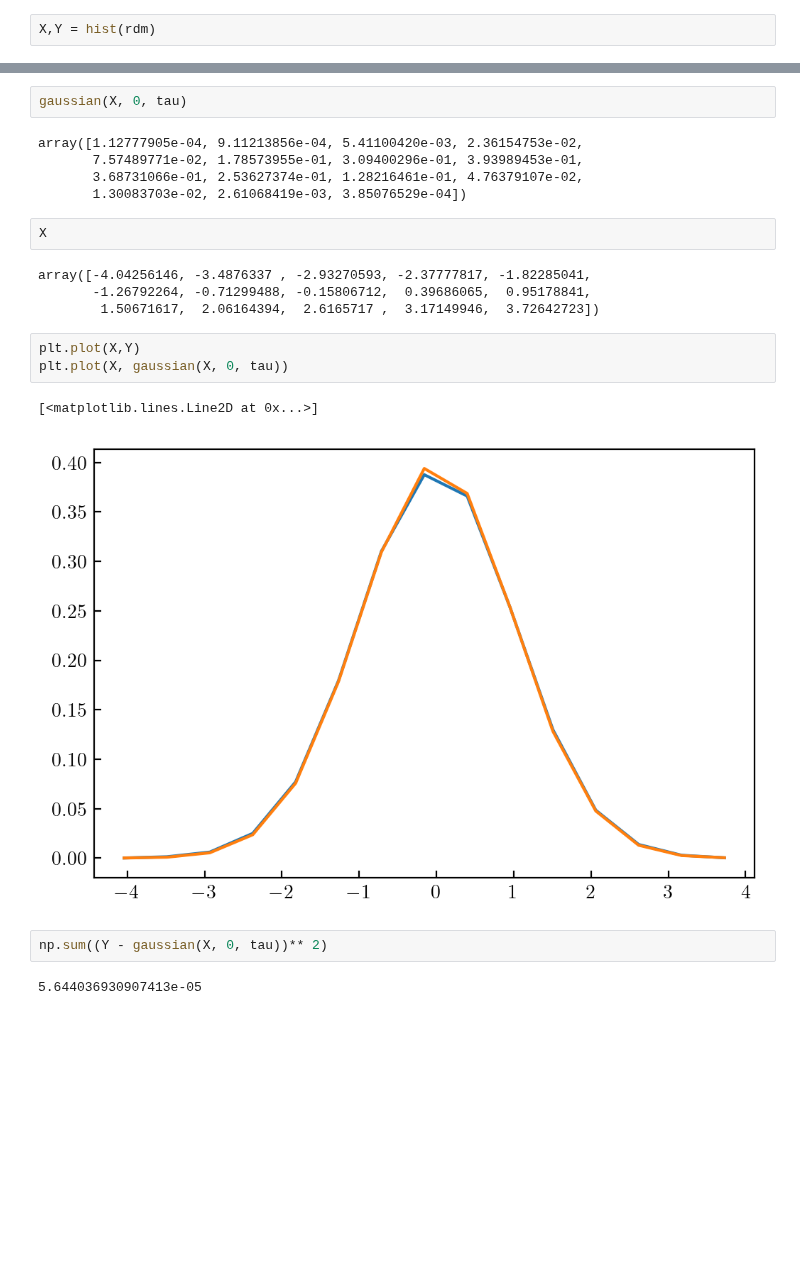
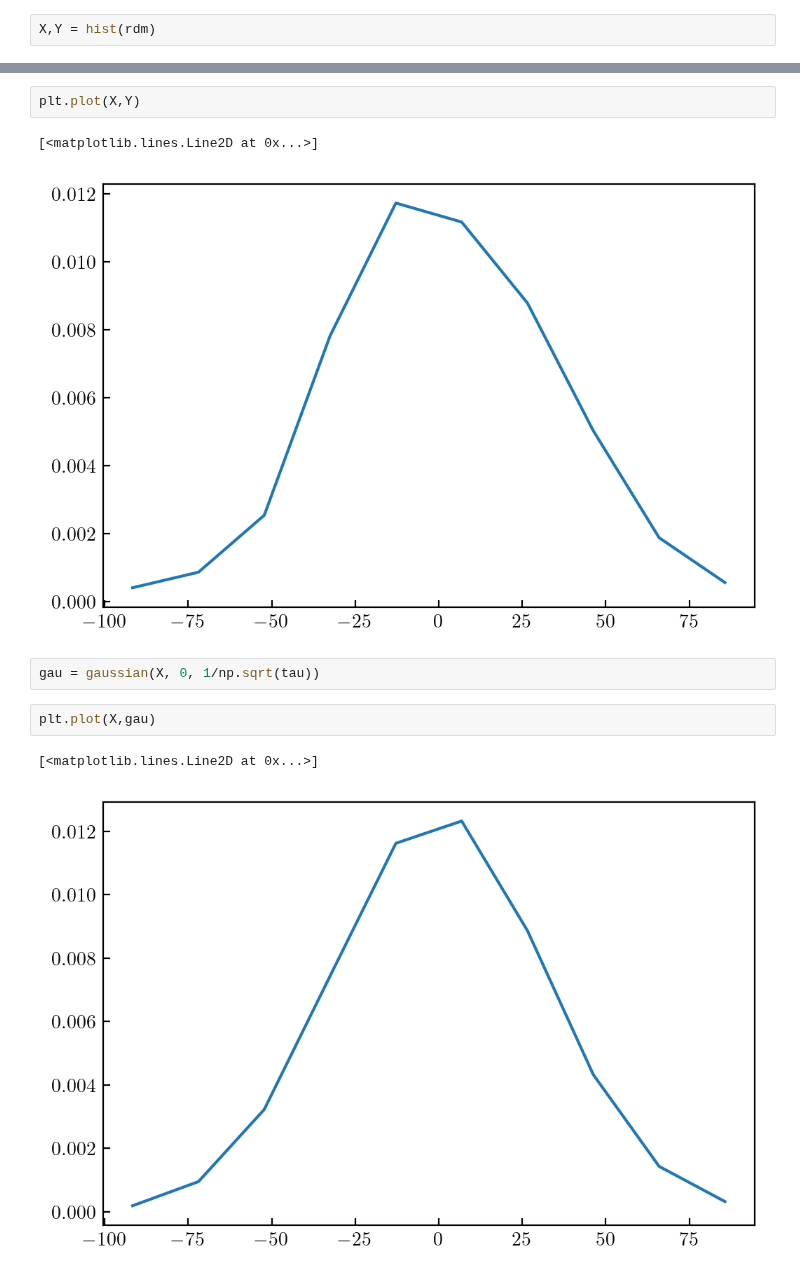
Before and after one commit to eXpensia/Confined-Brownian-Motion, a Jupyter notebook: 02_body/chapter1/image/noise_simulation/Untitled.ipynb, the cells around one changed output, grey strips where cells are left out. Drawn from its saved outputs; the diff is of its cells as text; blank space fills up the shorter version.

```diff
--- a/02_body/chapter1/image/noise_simulation/Untitled.ipynb
+++ b/02_body/chapter1/image/noise_simulation/Untitled.ipynb
@@ -87,23 +184,12 @@ X,Y = hist(rdm, 15)
+# %%
+plt.plot(X,Y)
+# %% [output]
+[<matplotlib.lines.Line2D at 0x...>]
+[figure, added]
 # %%
-gaussian(X, 0, tau)
+gau = gaussian(X, 0, 1/np.sqrt(tau))
-# %% [output]
-array([1.12777905e-04, 9.11213856e-04, 5.41100420e-03, 2.36154753e-02,
-       7.57489771e-02, 1.78573955e-01, 3.09400296e-01, 3.93989453e-01,
-       3.68731066e-01, 2.53627374e-01, 1.28216461e-01, 4.76379107e-02,
-       1.30083703e-02, 2.61068419e-03, 3.85076529e-04])
-# %%
-X
-# %% [output]
-array([-4.04256146, -3.4876337 , -2.93270593, -2.37777817, -1.82285041,
-       -1.26792264, -0.71299488, -0.15806712,  0.39686065,  0.95178841,
-        1.50671617,  2.06164394,  2.6165717 ,  3.17149946,  3.72642723])
-# %%
-plt.plot(X,Y)
-plt.plot(X, gaussian(X, 0, tau))
-# %% [output]
-[<matplotlib.lines.Line2D at 0x...>]
-[figure, removed]
-# %%
-np.sum((Y - gaussian(X, 0, tau))** 2)
-# %% [output]
-5.644036930907413e-05
+# %%
+plt.plot(X,gau)
+# %% [output]
+[<matplotlib.lines.Line2D at 0x...>]
+[figure, added]
```
Also changed, not shown: parts of 13 cells of this notebook, 8 other files.
